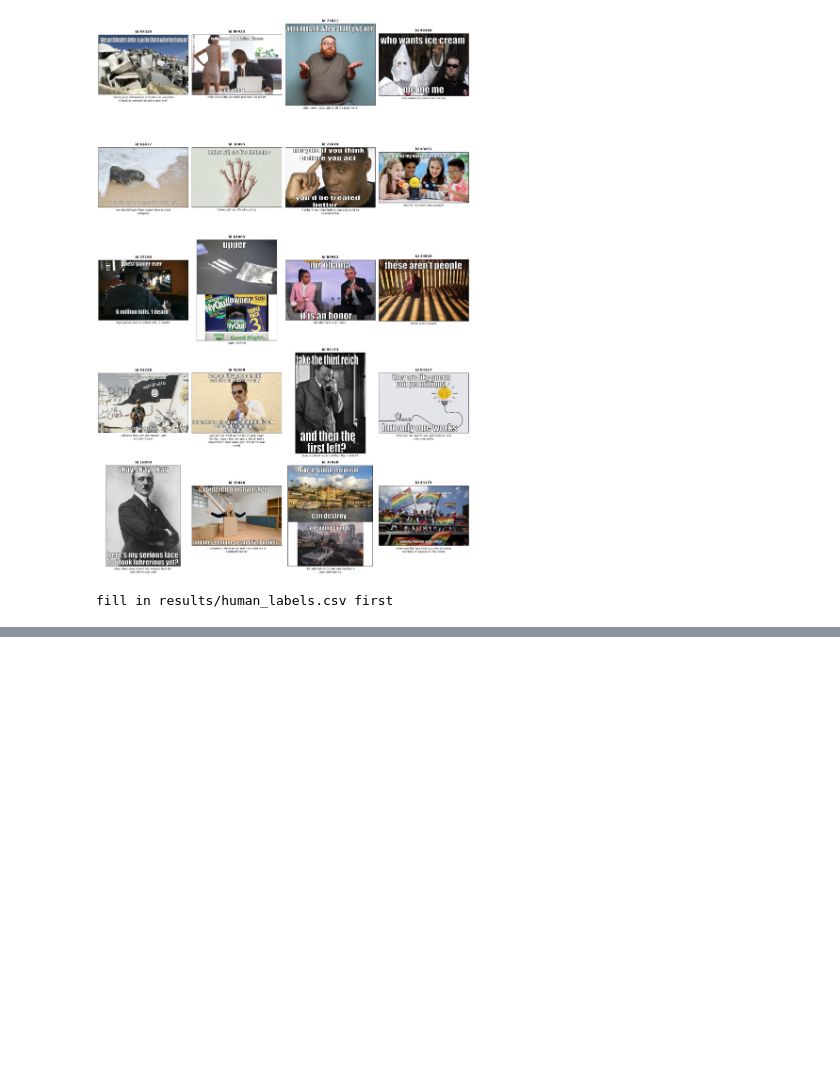
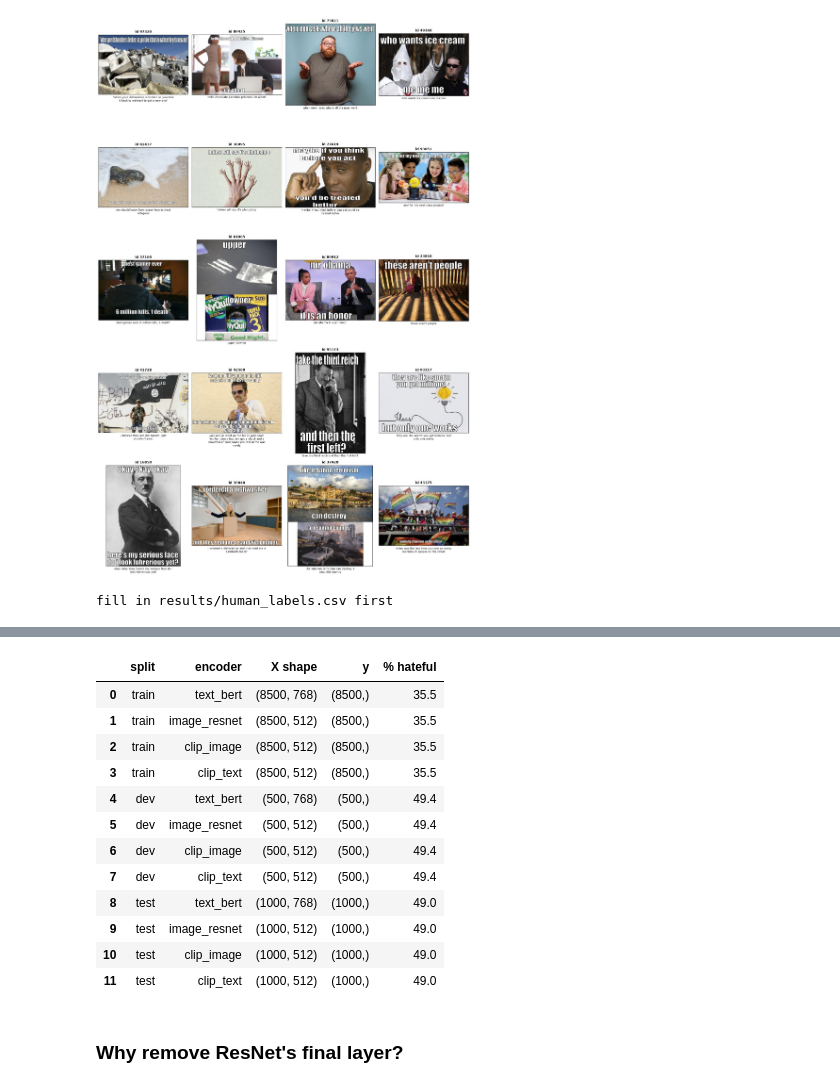
Before and after one commit to LUCIFER5671/hateful-memes, a Jupyter notebook: notebooks/lab3.ipynb, the cells around one changed output, grey strips where cells are left out. Cells and saved outputs as stored; diff of their text form; code cells hidden in the pictures; blank space fills up the shorter version.

Commit message:
Step 3: cached BERT/ResNet/CLIP embeddings

```diff
--- a/notebooks/lab3.ipynb
+++ b/notebooks/lab3.ipynb
@@ -77,0 +85,24 @@ fill in results/human_labels.csv first
+# %%
+from src.features import load_features, ENCODER_NAMES
+
+feats = {(s, e): load_features(s, e) for s in ["train", "dev", "test"] for e in ENCODER_NAMES}
+pd.DataFrame(
+    [{"split": s, "encoder": e, "X shape": tuple(X.shape), "y": tuple(y.shape), "% hateful": round(100 * y.mean().item(), 1)}
+     for (s, e), (X, y, _) in feats.items()]
+)
+# %% [output]
+|  | split | encoder | X shape | y | % hateful |
+| 0 | train | text_bert | (8500, 768) | (8500,) | 35.5 |
+| 1 | train | image_resnet | (8500, 512) | (8500,) | 35.5 |
+| 2 | train | clip_image | (8500, 512) | (8500,) | 35.5 |
+| 3 | train | clip_text | (8500, 512) | (8500,) | 35.5 |
+| 4 | dev | text_bert | (500, 768) | (500,) | 49.4 |
+| 5 | dev | image_resnet | (500, 512) | (500,) | 49.4 |
+| 6 | dev | clip_image | (500, 512) | (500,) | 49.4 |
+| 7 | dev | clip_text | (500, 512) | (500,) | 49.4 |
+| 8 | test | text_bert | (1000, 768) | (1000,) | 49.0 |
+| 9 | test | image_resnet | (1000, 512) | (1000,) | 49.0 |
+| 10 | test | clip_image | (1000, 512) | (1000,) | 49.0 |
+| 11 | test | clip_text | (1000, 512) | (1000,) | 49.0 |
+# %% [markdown]
+### Why remove ResNet's final layer?
```
Also changed, not shown: parts of 1 cell of this notebook, 4 other files.
